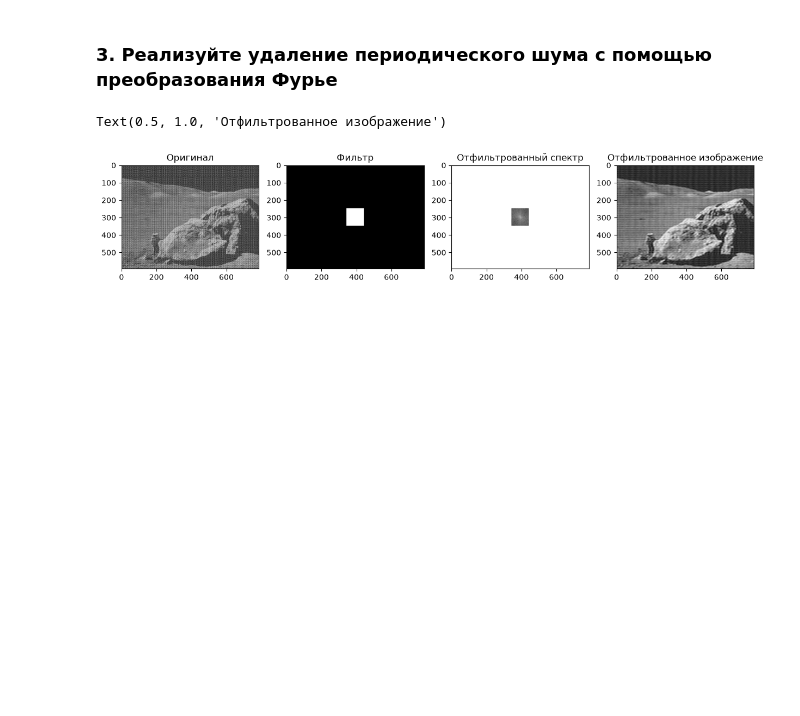
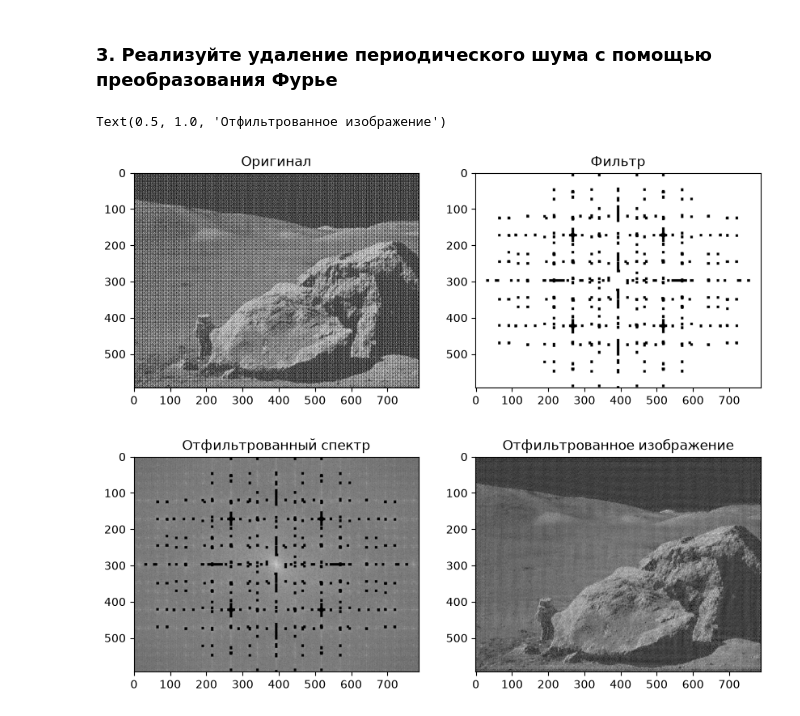
Before and after one commit to UuAcC/image_processing_repos, a Jupyter notebook: task5/Solution_Task5.ipynb, the cells around one changed output. Drawn from its saved outputs; the diff is of its cells as text; code cells hidden in the pictures; blank space fills up the shorter version.

```diff
--- a/task5/Solution_Task5.ipynb
+++ b/task5/Solution_Task5.ipynb
@@ -88,22 +87,32 @@ Text(0.5, 1.0, 'Свертка с усредняющим ядром 11x11')
 # %%
 img = cv.imread('periodic_noise.jpg', cv.IMREAD_GRAYSCALE)
 
-mask = np.zeros((img.shape[0], img.shape[1], 2),np.uint8)
+dft = cv.dft(np.float32(img),flags = cv.DFT_COMPLEX_OUTPUT)
+dft_shift = np.fft.fftshift(dft)
+magnitude_spectrum = 20*np.log(cv.magnitude(dft_shift[:,:,0],dft_shift[:,:,1]))
+
+mask = np.ones((img.shape[0], img.shape[1], 2),np.uint8)
 centerX, centerY = (int(img.shape[0] / 2), int(img.shape[1] / 2))
-mask[centerX - 50 : centerX + 50, centerY - 50 : centerY + 50, :] = 1
+
+highs = np.argwhere(magnitude_spectrum > 240)
+for x, y in highs:
+    if (x - centerX)**2 + (y - centerY)**2 > 25**2:
+        mask[x-3:x+4, y-3:y+4, :] = 0
 # %%
 dft_shift = dft_shift * mask
-filtering_magn_res = 20 * np.log(cv.magnitude(dft_shift[:,:,0], dft_shift[:,:,1]))
+filtering_magn_res = 20*np.log(cv.magnitude(dft_shift[:,:,0],dft_shift[:,:,1]) + 1)
 # %%
 f_ishift = np.fft.ifftshift(dft_shift)
 img_back = cv.idft(f_ishift)
 img_back = cv.magnitude(img_back[:,:,0], img_back[:,:,1])
 # %%
-fig, ax = plt.subplots(1, 4, figsize=(15, 5))
+fig, ax = plt.subplots(1, 2, figsize=(10, 5))
 ax[0].imshow(img, cmap = 'gray'); ax[0].set_title('Оригинал')
 ax[1].imshow(mask[:,:,0], cmap = 'gray'); ax[1].set_title('Фильтр')
-ax[2].imshow(filtering_magn_res, cmap = 'gray'); ax[2].set_title('Отфильтрованный спектр')
-ax[3].imshow(img_back, cmap = 'gray'); ax[3].set_title('Отфильтрованное изображение')
+fig, ax = plt.subplots(1, 2, figsize=(10, 5))
+ax[0].imshow(filtering_magn_res, cmap = 'gray'); ax[0].set_title('Отфильтрованный спектр')
+ax[1].imshow(img_back, cmap = 'gray'); ax[1].set_title('Отфильтрованное изображение')
 # %% [output]
 Text(0.5, 1.0, 'Отфильтрованное изображение')
-[figure, old version]
+[figure, new version]
+[figure, added]
```
Also changed, not shown: parts of 2 cells of this notebook, 1 other file.
